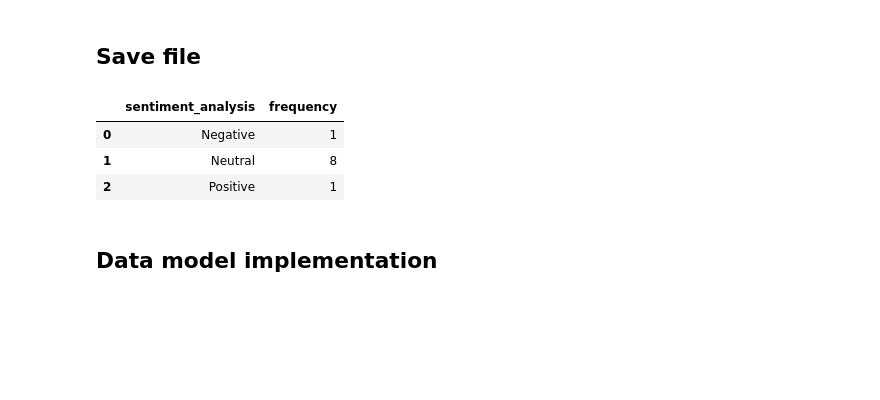
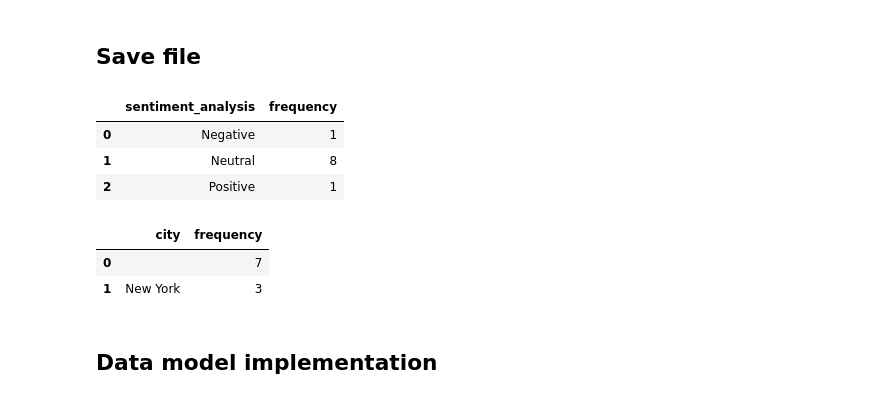
Before and after one commit to vnmrsharma/factnatic, a Jupyter notebook: Canis_hackathon_notebook_lite.ipynb, the cells around one changed output. Cells and saved outputs as stored; diff of their text form; code cells hidden in the pictures; blank space fills up the shorter version.

```diff
--- a/Canis_hackathon_notebook_lite.ipynb
+++ b/Canis_hackathon_notebook_lite.ipynb
@@ -321,6 +321,13 @@ combined_df.groupby(['sentiment_analysis'])["text"].count().to_frame().reset_ind
 | 0 | Negative | 1 |
 | 1 | Neutral | 8 |
 | 2 | Positive | 1 |
+# %%
+combined_df["city"] = combined_df["city"].apply(lambda x: str(''.join(x)) if x!=[] else None)
+combined_df.groupby(['city'])["text"].count().to_frame().reset_index().rename(columns={"text":"frequency"})
+# %% [output]
+|  | city | frequency |
+| 0 |  | 7 |
+| 1 | New York | 3 |
 # %% [markdown]
 ## Data model implementation
 # %% [markdown]
```
